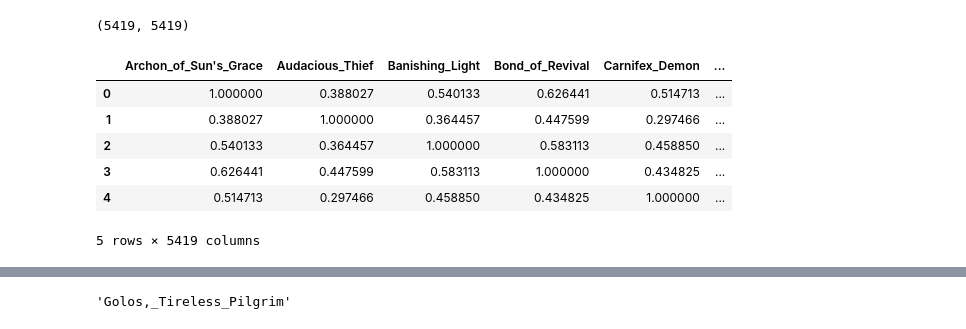
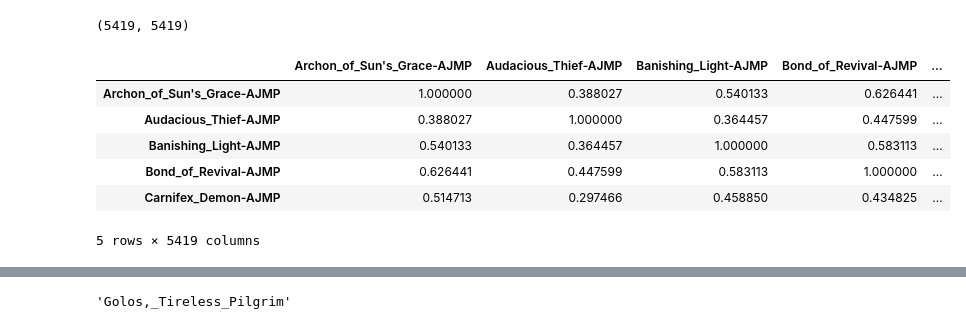
Before and after one commit to ledgerW/magicml, a Jupyter notebook: notebooks/mtgjson.ipynb, the cells around one changed output, grey strips where cells are left out. Drawn from its saved outputs; the diff is of its cells as text; code cells hidden in the pictures.

```diff
--- a/notebooks/mtgjson.ipynb
+++ b/notebooks/mtgjson.ipynb
@@ -232,6 +232,6 @@ arena_txt[0]
 # %% [output]
 'Flying, lifelink\nPegasus creatures you control have lifelink.\nConstellation — Whenever an enchantment enters the battlefield under your control, create a 2/2 white Pegasus creature token with flyin ...
 # %%
-arena_name = [name.replace(' ','_') for name in arena_df.name]
+arena_name = [(name + '-' + set_name).replace(' ','_') for name, set_name in zip(arena_df.name, arena_df.setCode)]
 arena_name[0]
 # %% [output]
@@ -257,13 +257,13 @@ print(corr.shape)
 # %%
 import plotly.express as px
 # %%
-card_df = pd.DataFrame(corr, columns=arena_name).reset_index(drop=True)
+card_df = pd.DataFrame(corr, columns=arena_name, index=arena_name)
 card_df.head()
 # %% [output]
-|  | Archon_of_Sun's_Grace | Audacious_Thief | Banishing_Light | Bond_of_Revival | Carnifex_Demon | ... |
-| 0 | 1.000000 | 0.388027 | 0.540133 | 0.626441 | 0.514713 | ... |
-| 1 | 0.388027 | 1.000000 | 0.364457 | 0.447599 | 0.297466 | ... |
-| 2 | 0.540133 | 0.364457 | 1.000000 | 0.583113 | 0.458850 | ... |
-| 3 | 0.626441 | 0.447599 | 0.583113 | 1.000000 | 0.434825 | ... |
-| 4 | 0.514713 | 0.297466 | 0.458850 | 0.434825 | 1.000000 | ... |
+|  | Archon_of_Sun's_Grace-AJMP | Audacious_Thief-AJMP | Banishing_Light-AJMP | Bond_of_Revival-AJMP | ... |
+| Archon_of_Sun's_Grace-AJMP | 1.000000 | 0.388027 | 0.540133 | 0.626441 | ... |
+| Audacious_Thief-AJMP | 0.388027 | 1.000000 | 0.364457 | 0.447599 | ... |
+| Banishing_Light-AJMP | 0.540133 | 0.364457 | 1.000000 | 0.583113 | ... |
+| Bond_of_Revival-AJMP | 0.626441 | 0.447599 | 0.583113 | 1.000000 | ... |
+| Carnifex_Demon-AJMP | 0.514713 | 0.297466 | 0.458850 | 0.434825 | ... |
 5 rows × 5419 columns
```
Also changed, not shown: parts of 4 cells of this notebook, 8 other files.
